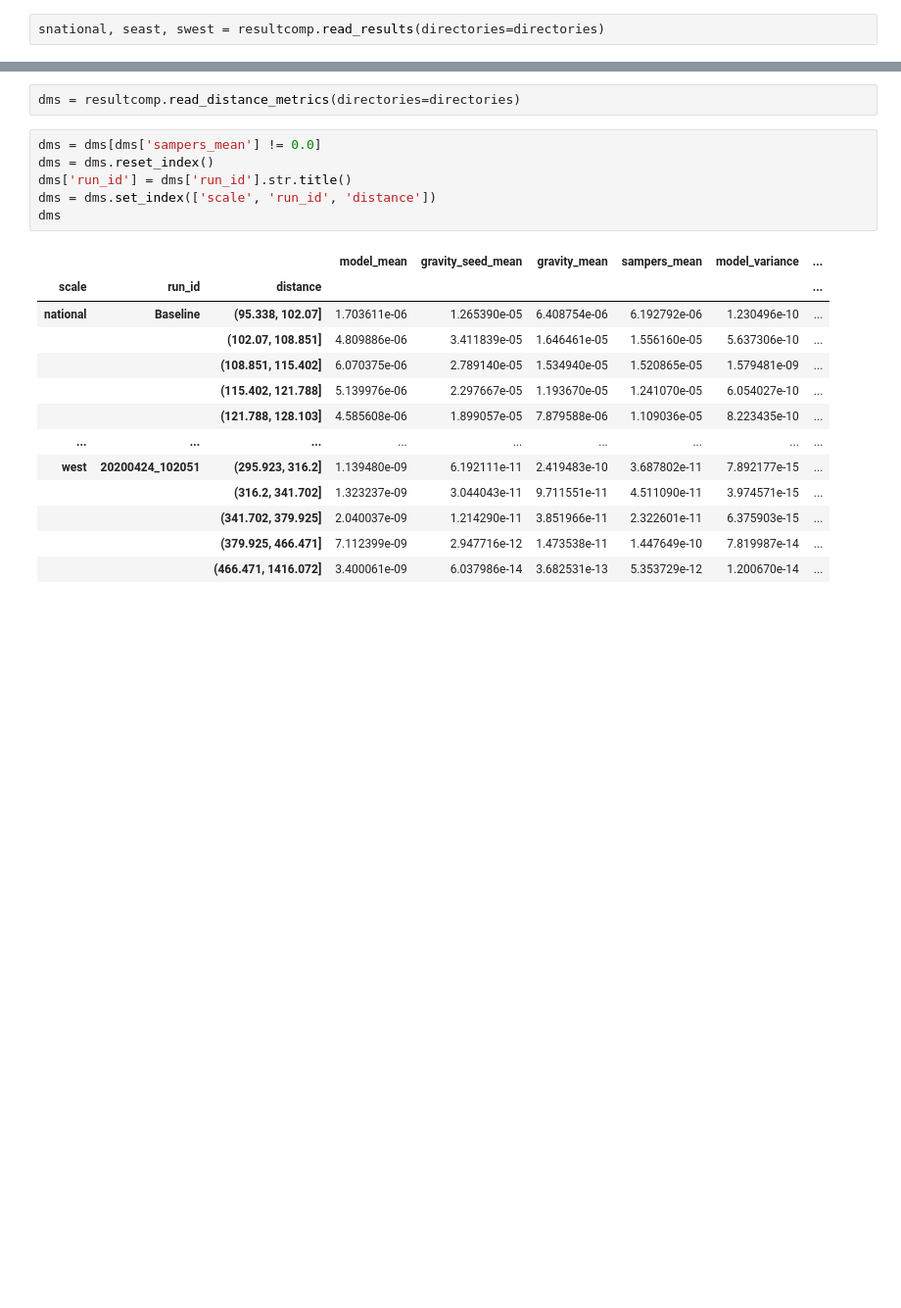
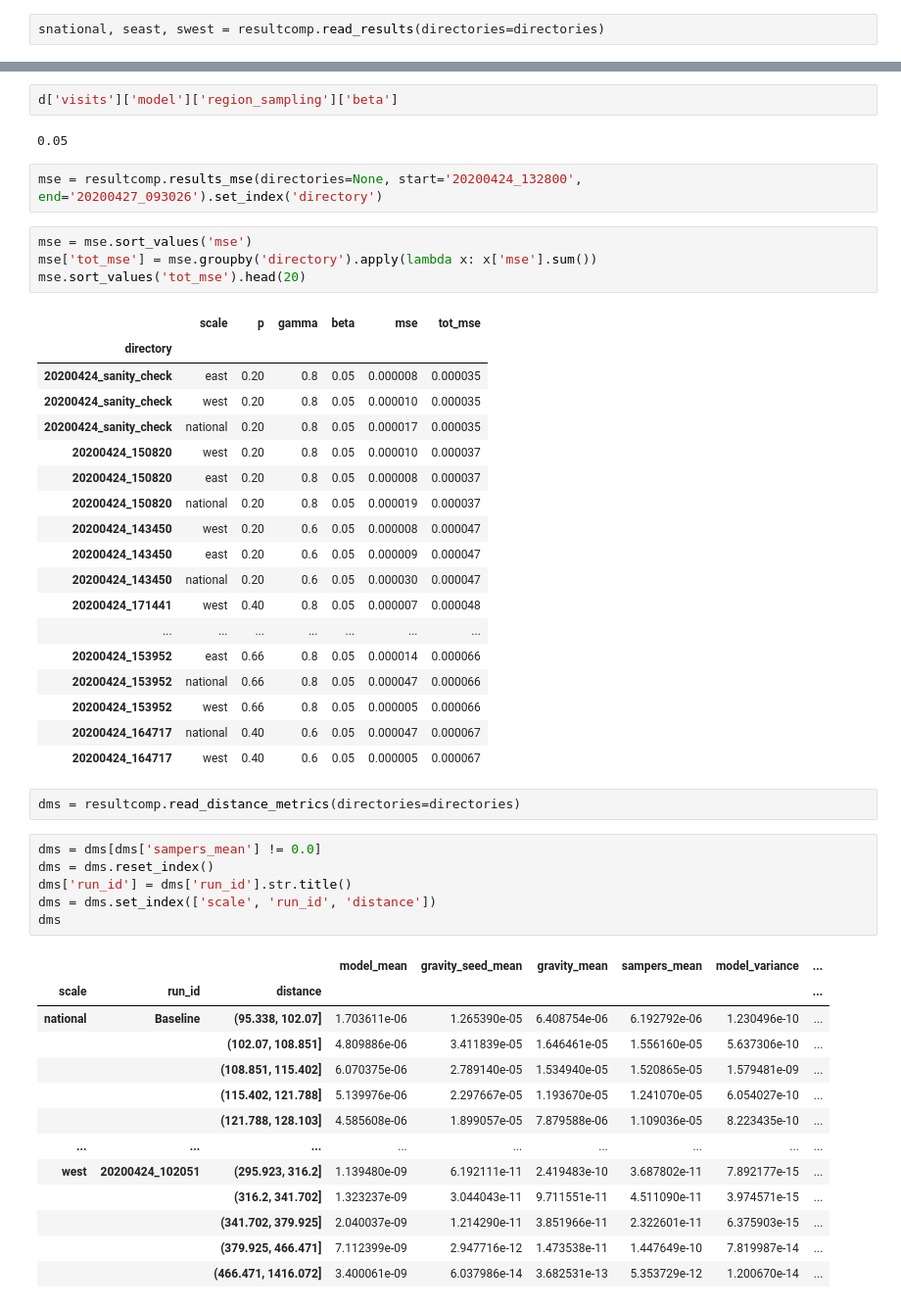
Before and after one commit to TheYuanLiao/individual_mobility_model, a Jupyter notebook: src/py/resultcomp2.ipynb, the cells around one changed output, grey strips where cells are left out. Shown at 98% size. Cells and saved outputs as stored; diff of their text form; blank space fills up the shorter version.

```diff
--- a/src/py/resultcomp2.ipynb
+++ b/src/py/resultcomp2.ipynb
@@ -22,3 +26,32 @@ _ = resultcomp.plot_score_summary(snational, seast, swest)
+# %%
+d['visits']['model']['region_sampling']['beta']
+# %% [output]
+0.05
+# %%
+mse = resultcomp.results_mse(directories=None, start='20200424_132800', end='20200427_093026').set_index('directory')
+# %%
+mse = mse.sort_values('mse')
+mse['tot_mse'] = mse.groupby('directory').apply(lambda x: x['mse'].sum())
+mse.sort_values('tot_mse').head(20)
+# %% [output]
+|  | scale | p | gamma | beta | mse | tot_mse |
+| directory |  |  |  |  |  |  |
+| 20200424_sanity_check | east | 0.20 | 0.8 | 0.05 | 0.000008 | 0.000035 |
+| 20200424_sanity_check | west | 0.20 | 0.8 | 0.05 | 0.000010 | 0.000035 |
+| 20200424_sanity_check | national | 0.20 | 0.8 | 0.05 | 0.000017 | 0.000035 |
+| 20200424_150820 | west | 0.20 | 0.8 | 0.05 | 0.000010 | 0.000037 |
+| 20200424_150820 | east | 0.20 | 0.8 | 0.05 | 0.000008 | 0.000037 |
+| 20200424_150820 | national | 0.20 | 0.8 | 0.05 | 0.000019 | 0.000037 |
+| 20200424_143450 | west | 0.20 | 0.6 | 0.05 | 0.000008 | 0.000047 |
+| 20200424_143450 | east | 0.20 | 0.6 | 0.05 | 0.000009 | 0.000047 |
+| 20200424_143450 | national | 0.20 | 0.6 | 0.05 | 0.000030 | 0.000047 |
+| 20200424_171441 | west | 0.40 | 0.8 | 0.05 | 0.000007 | 0.000048 |
+| ... | ... | ... | ... | ... | ... | ... |
+| 20200424_153952 | east | 0.66 | 0.8 | 0.05 | 0.000014 | 0.000066 |
+| 20200424_153952 | national | 0.66 | 0.8 | 0.05 | 0.000047 | 0.000066 |
+| 20200424_153952 | west | 0.66 | 0.8 | 0.05 | 0.000005 | 0.000066 |
+| 20200424_164717 | national | 0.40 | 0.6 | 0.05 | 0.000047 | 0.000067 |
+| 20200424_164717 | west | 0.40 | 0.6 | 0.05 | 0.000005 | 0.000067 |
 # %%
 dms = resultcomp.read_distance_metrics(directories=directories)
 # %%
```
Also changed, not shown: parts of 5 cells of this notebook, 1 other file.
